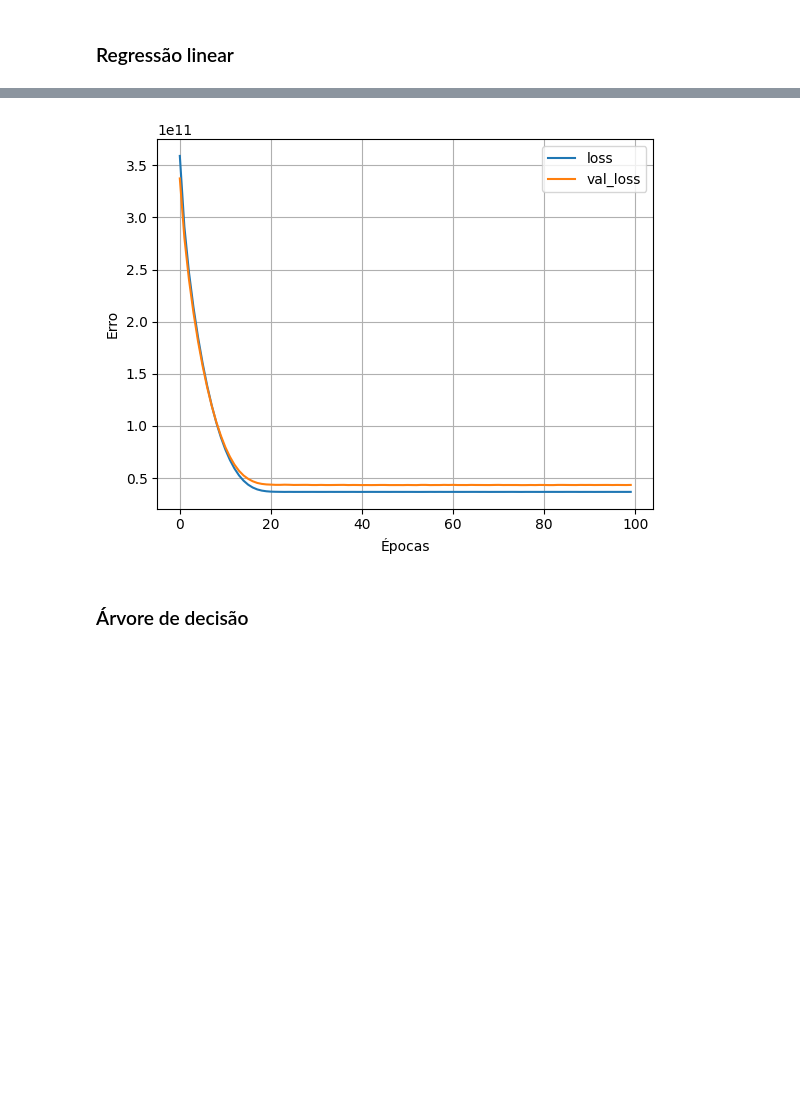
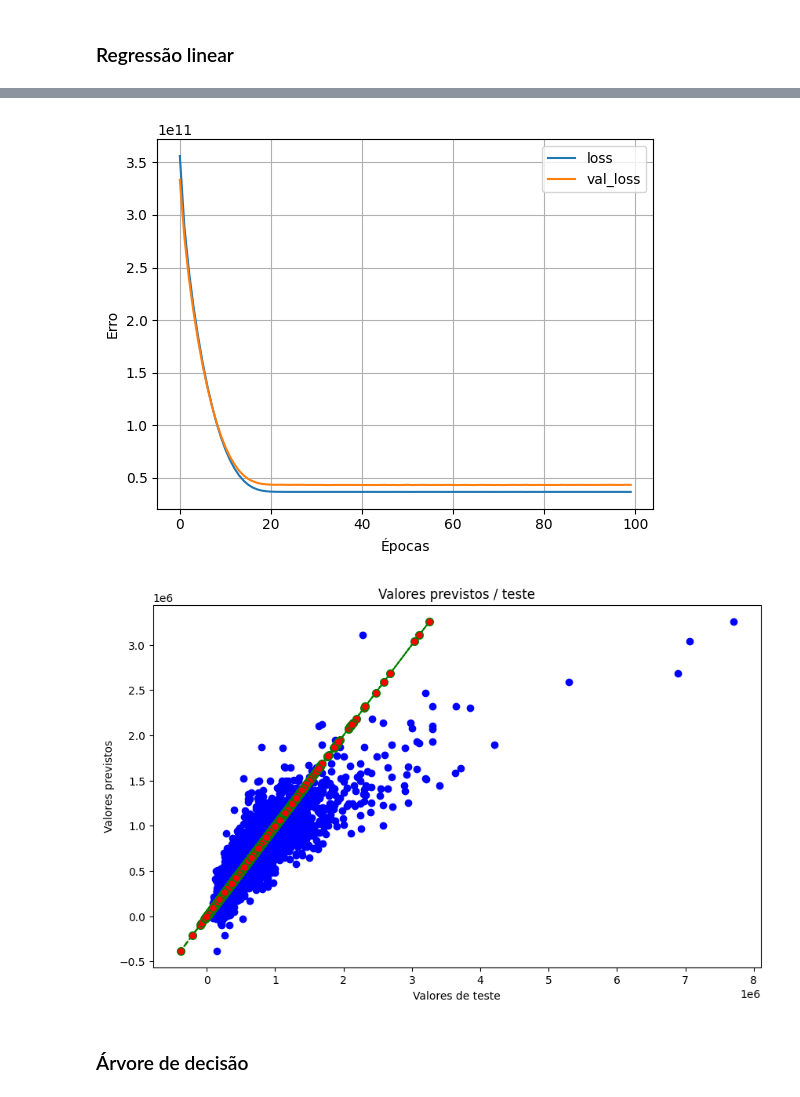
Before and after one commit to leonardodimarchi/ai-regression-and-classification, a Jupyter notebook: regression.ipynb, the cells around one changed output, grey strips where cells are left out. Saved outputs shown, nothing was run; the diff lists cells and outputs as text; code cells hidden in the pictures; blank space fills up the shorter version.

```diff
--- a/regression.ipynb
+++ b/regression.ipynb
@@ -243,4 +243,28 @@ y_pred = model.predict(X_test)
 # Visualizando a métrica R^2, quanto mais próximo de 1, melhor o ajuste do modelo aos dados
 r2 = r2_score(y_test, y_pred)
 print(f'R-squared (R²): {r2}')
+
+# Plotando gráfico dos valores de teste e dos valores previstos
+plt.figure(figsize=(10,6))
+plt.scatter(
+    y_test,
+    y_pred,
+    color="blue",
+    marker="o"
+)
+plt.plot(
+    y_pred,
+    y_pred,
+    marker='o',
+    color='green',
+    markerfacecolor='red',
+    markersize=7,
+    linestyle='dashed'
+)
+
+plt.xlabel("Valores de teste")
+plt.ylabel("Valores previstos")
+plt.title("Valores previstos / teste")
+
+plt.show()
 # %% [output]
@@ -273,4 +297,5 @@ R-squared (R²): 0.6842108297123674
-[figure, old version]
+[figure, new version]
+[figure, added]
 # %% [markdown]
 ### Árvore de decisão
 # %%
```
Also changed, not shown: parts of 5 cells of this notebook.
